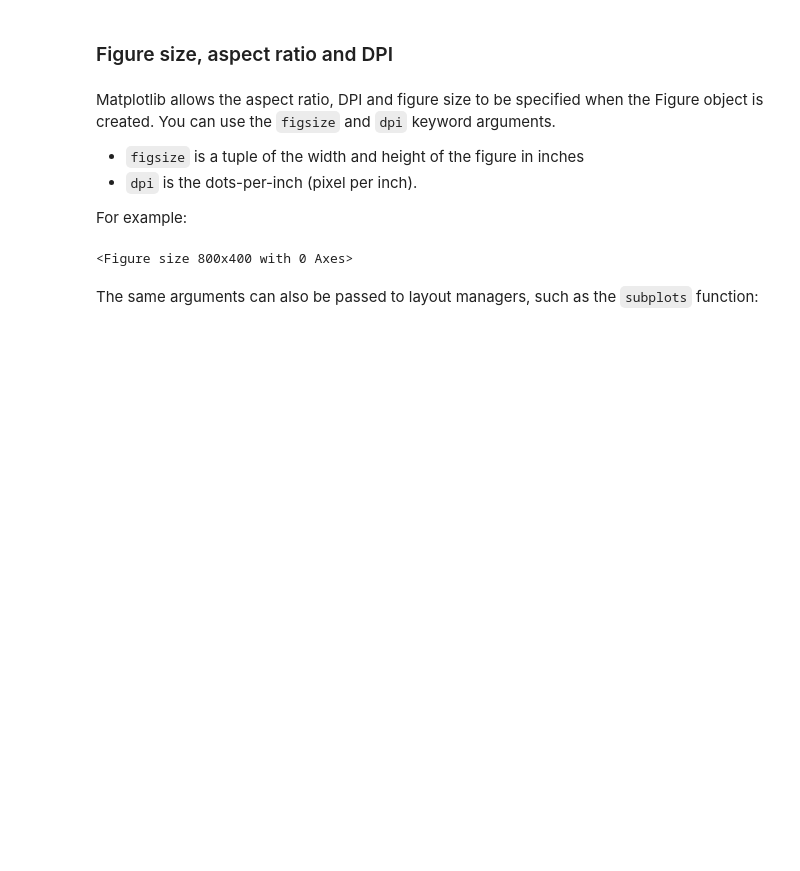
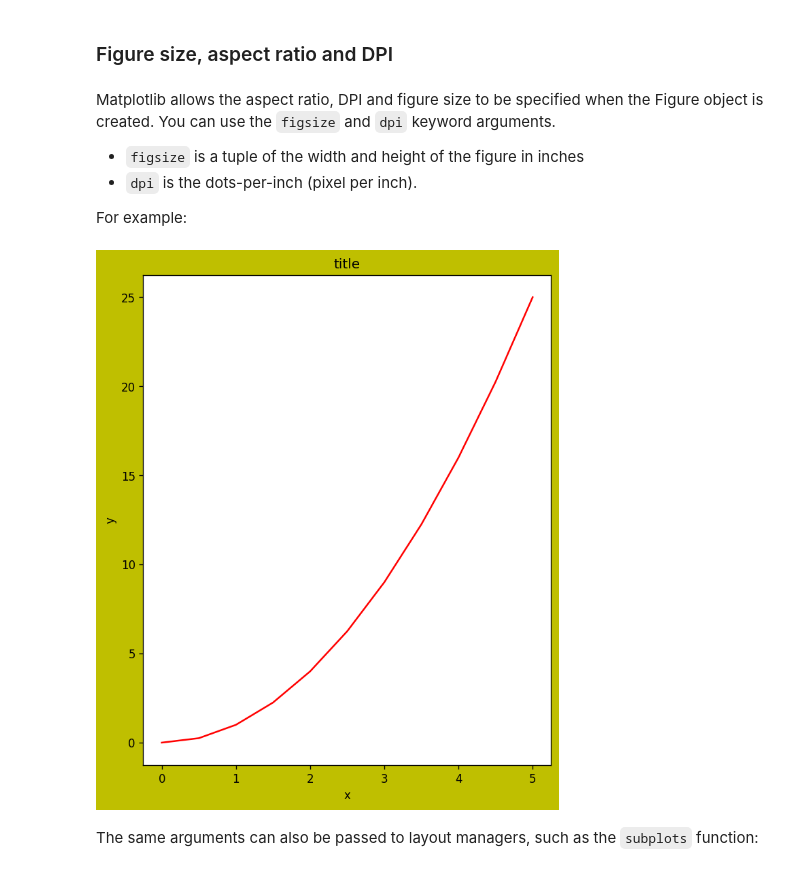
Before and after one commit to Maaz-Bin-Haider/DataScience-and-MachineLearning, a Jupyter notebook: Refactored_Py_DS_ML_Bootcamp-master/05-Data-Visualization-with-Matplotlib/01-Matplotlib Concepts Lecture.ipynb, the cells around one changed output. Saved outputs shown, nothing was run; the diff lists cells and outputs as text; code cells hidden in the pictures; blank space fills up the shorter version.

```diff
--- a/Refactored_Py_DS_ML_Bootcamp-master/05-Data-Visualization-with-Matplotlib/01-Matplotlib Concepts Lecture.ipynb
+++ b/Refactored_Py_DS_ML_Bootcamp-master/05-Data-Visualization-with-Matplotlib/01-Matplotlib Concepts Lecture.ipynb
@@ -266,10 +269,17 @@ Matplotlib allows the aspect ratio, DPI and figure size to be specified when the
 * `dpi` is the dots-per-inch (pixel per inch).
 
 For example:
-# %%
-fig = plt.figure(figsize=(8,4), dpi=100)
-# %% [output]
-<Figure size 800x400 with 0 Axes>
+# %%
+# fig = plt.figure(figsize=(9,9), dpi=100)
+fig = plt.figure(figsize=(5,6),dpi=120,facecolor='y',edgecolor='r')
+
+axes = fig.add_axes([0,0,1,1])
+axes.plot(x, y, 'r')
+axes.set_xlabel('x')
+axes.set_ylabel('y')
+axes.set_title('title');
+# %% [output]
+[figure, added]
 # %% [markdown]
 The same arguments can also be passed to layout managers, such as the `subplots` function:
 # %%
```
Also changed, not shown: parts of 7 cells of this notebook.
